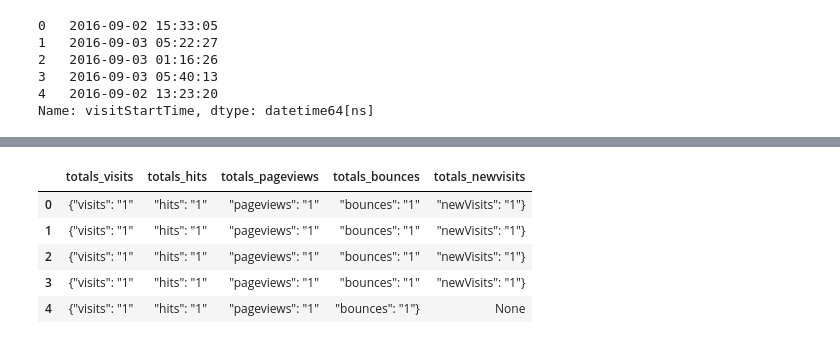
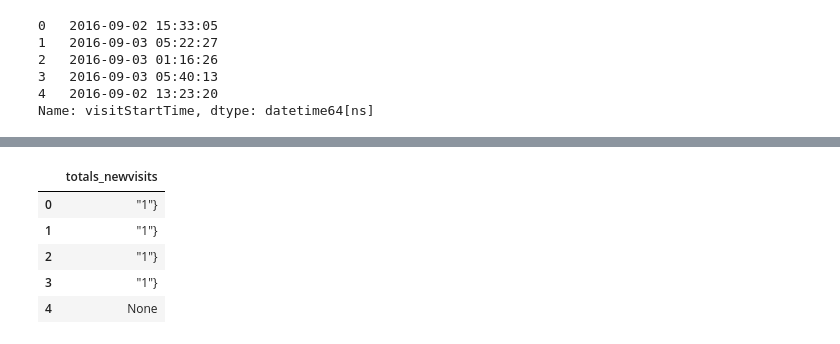
Before and after one commit to DIB-PP/sparta_0207, a Jupyter notebook: 전처리.ipynb, the cells around one changed output, grey strips where cells are left out. Cells and saved outputs as stored; diff of their text form; code cells hidden in the pictures.

Commit message:
totals 수정

```diff
--- a/전처리.ipynb
+++ b/전처리.ipynb
@@ -191,17 +196,55 @@ new_train.head()
 | 2 | Organic Search | 20160902 | 3895546263509774583 | 3895546263509774583_1472865386 | Not Socially Engaged | {"visits": "1", "hits": "1", "pag... | {"campaign": "(not set)", "source... | ... |
 | 3 | Organic Search | 20160902 | 4763447161404445595 | 4763447161404445595_1472881213 | Not Socially Engaged | {"visits": "1", "hits": "1", "pag... | {"campaign": "(not set)", "source... | ... |
 | 4 | Organic Search | 20160902 | 27294437909732085 | 27294437909732085_1472822600 | Not Socially Engaged | {"visits": "1", "hits": "1", "pag... | {"campaign": "(not set)", "source... | ... |
-# %%
-# totals 쪼개기
-train_split_totals = train['totals'].str.split(',', expand=True)
-train_split_totals.head()
-
-train_split_totals.columns = ['totals_visits', 'totals_hits', 'totals_pageviews', 'totals_bounces', 'totals_newvisits']
-train_split_totals.head()
-# %% [output]
-|  | totals_visits | totals_hits | totals_pageviews | totals_bounces | totals_newvisits |
-| 0 | {"visits": "1" | "hits": "1" | "pageviews": "1" | "bounces": "1" | "newVisits": "1"} |
-| 1 | {"visits": "1" | "hits": "1" | "pageviews": "1" | "bounces": "1" | "newVisits": "1"} |
-| 2 | {"visits": "1" | "hits": "1" | "pageviews": "1" | "bounces": "1" | "newVisits": "1"} |
-| 3 | {"visits": "1" | "hits": "1" | "pageviews": "1" | "bounces": "1" | "newVisits": "1"} |
-| 4 | {"visits": "1" | "hits": "1" | "pageviews": "1" | "bounces": "1"} | None |
+# %%
+# totals 쪼개기
+train_split_totals = train['totals'].str.split(',', expand=True)
+train_split_totals.head()
+
+train_split_totals.columns = ['visits', 'hits', 'pageviews', 'bounces', 'newvisits']
+train_split_totals.head()
+
+# visits 쪼개기
+totals_visits = train_split_totals['visits'].str.split(':', expand=True)
+totals_visits.head()
+
+totals_visits.columns = ['0', 'totals_visits']
+totals_visits.head()
+
+totals_visits = totals_visits[['totals_visits']]
+totals_visits.head()
+
+# hits 쪼개기
+totals_hits = train_split_totals['hits'].str.split(':', expand=True)
+totals_hits.head()
+
+totals_hits.columns = ['0', 'totals_hits']
+totals_hits.head()
+
+totals_hits = totals_hits[['totals_hits']]
+totals_hits.head()
+
+# pageviews 쪼개기
+totals_pageviews = train_split_totals['pageviews'].str.split(':', expand=True)
+totals_pageviews.columns = ['0', 'totals_pageviews']
+totals_pageviews = totals_pageviews[['totals_pageviews']]
+totals_pageviews.head()
+
+# bounces 쪼개기
+totals_bounces = train_split_totals['bounces'].str.split(':', expand=True)
+totals_bounces.columns = ['0', 'totals_bounces']
+totals_bounces = totals_bounces[['totals_bounces']]
+totals_bounces.head()
+
+# newvisits 쪼개기
+totals_newvisits = train_split_totals['newvisits'].str.split(':', expand=True)
+totals_newvisits.columns = ['0', 'totals_newvisits']
+totals_newvisits = totals_newvisits[['totals_newvisits']]
+totals_newvisits.head()
+# %% [output]
+|  | totals_newvisits |
+| 0 | "1"} |
+| 1 | "1"} |
+| 2 | "1"} |
+| 3 | "1"} |
+| 4 | None |
```
Also changed, not shown: parts of 2 cells of this notebook.
